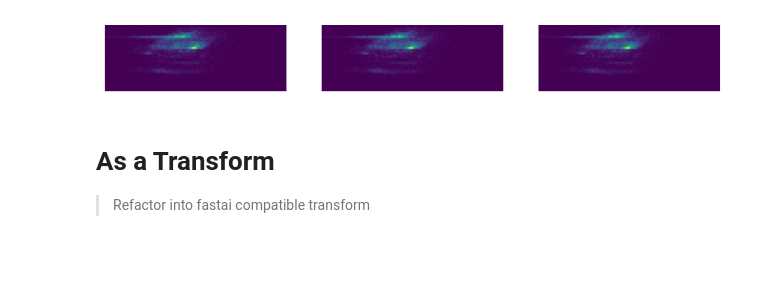
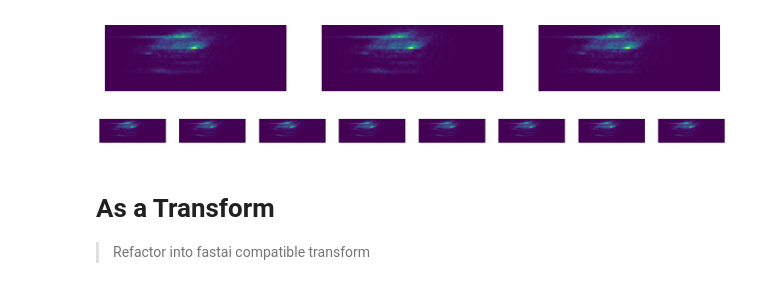
Before and after one commit to ARCLab-MIT/mocat-ml, a Jupyter notebook: nbs_lib/data.ipynb, the cells around one changed output. Saved outputs shown, nothing was run; the diff lists cells and outputs as text; code cells hidden in the pictures; blank space fills up the shorter version.

```diff
--- a/nbs_lib/data.ipynb
+++ b/nbs_lib/data.ipynb
@@ -101,6 +101,12 @@ class DensityData:
         self.data = data
         self.lbk = lbk
         self.h = h
+        # if gap is lower than 0, check that is no lower than -h
+        if gap < 0:
+            assert gap > -h, "negative gap must be greater than -h"
+        else:
+            # Check that the gap is not greater than the length of the sequence
+            assert gap <= data.shape[1] - lbk - h, "gap is too large"
         self.gap = gap
 
     def __getitem__(self, idx):
@@ -146,6 +152,20 @@ z = torch.cat([x, y], dim=0)
 show_images(z)
 # %% [output]
 [figure]
+# %%
+# try negative gaps
+lbk = 4
+h = 4
+gap = -3
+ds3 = DensityData(data, lbk=lbk, h=h, gap=gap)
+x, y = ds3[0]
+test_eq(x.shape, (lbk, 1, 36, 99))
+test_eq(y.shape, (h, 1, 36, 99))
+test_eq(x[1:], y[:-1])
+z = torch.cat([x, y], dim=0)
+show_images(z)
+# %% [output]
+[figure, added]
 # %%
 # If you want a fixed one
 ds_fixed = [ds[i] for i in range(2)]
```
Also changed, not shown: 11 other files.
